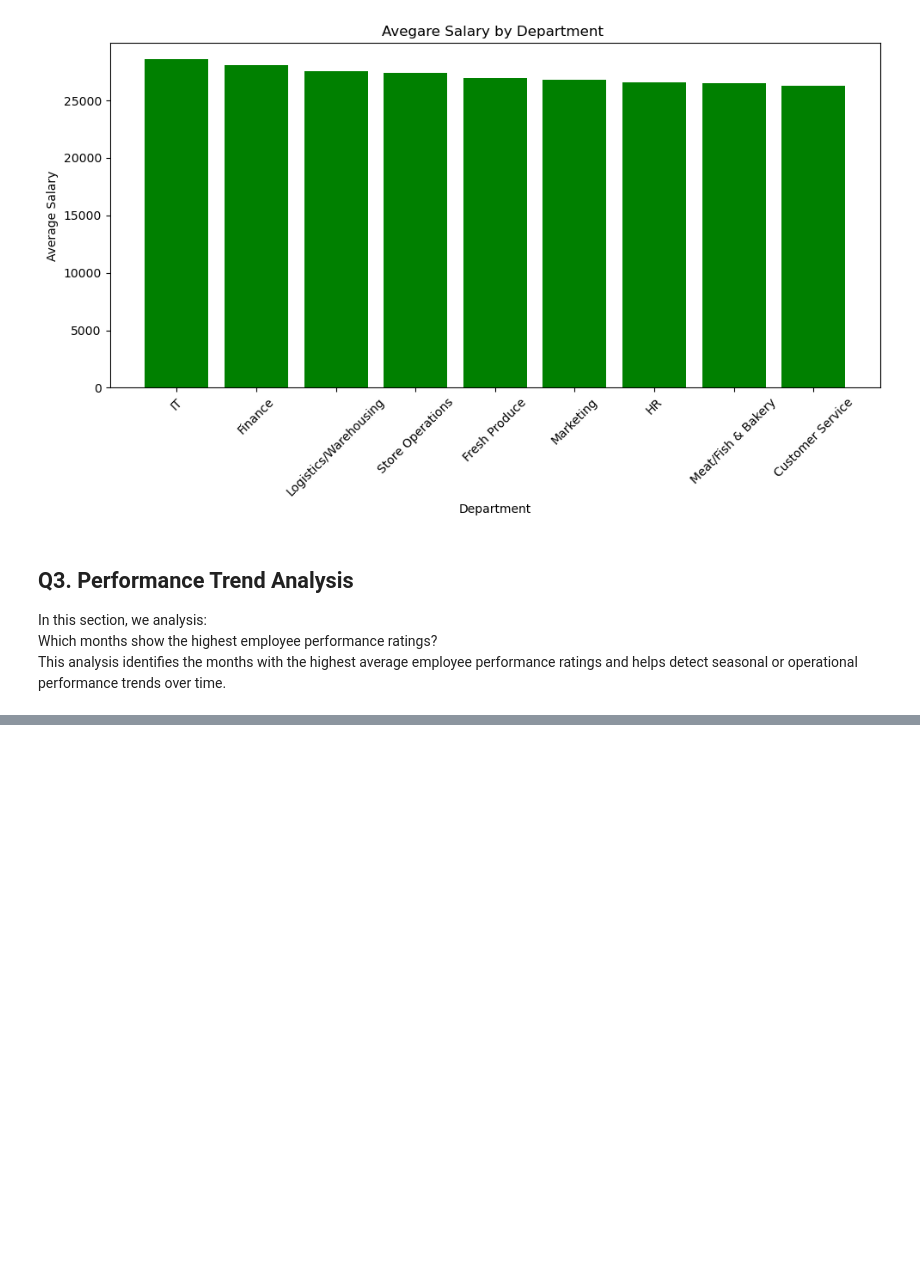
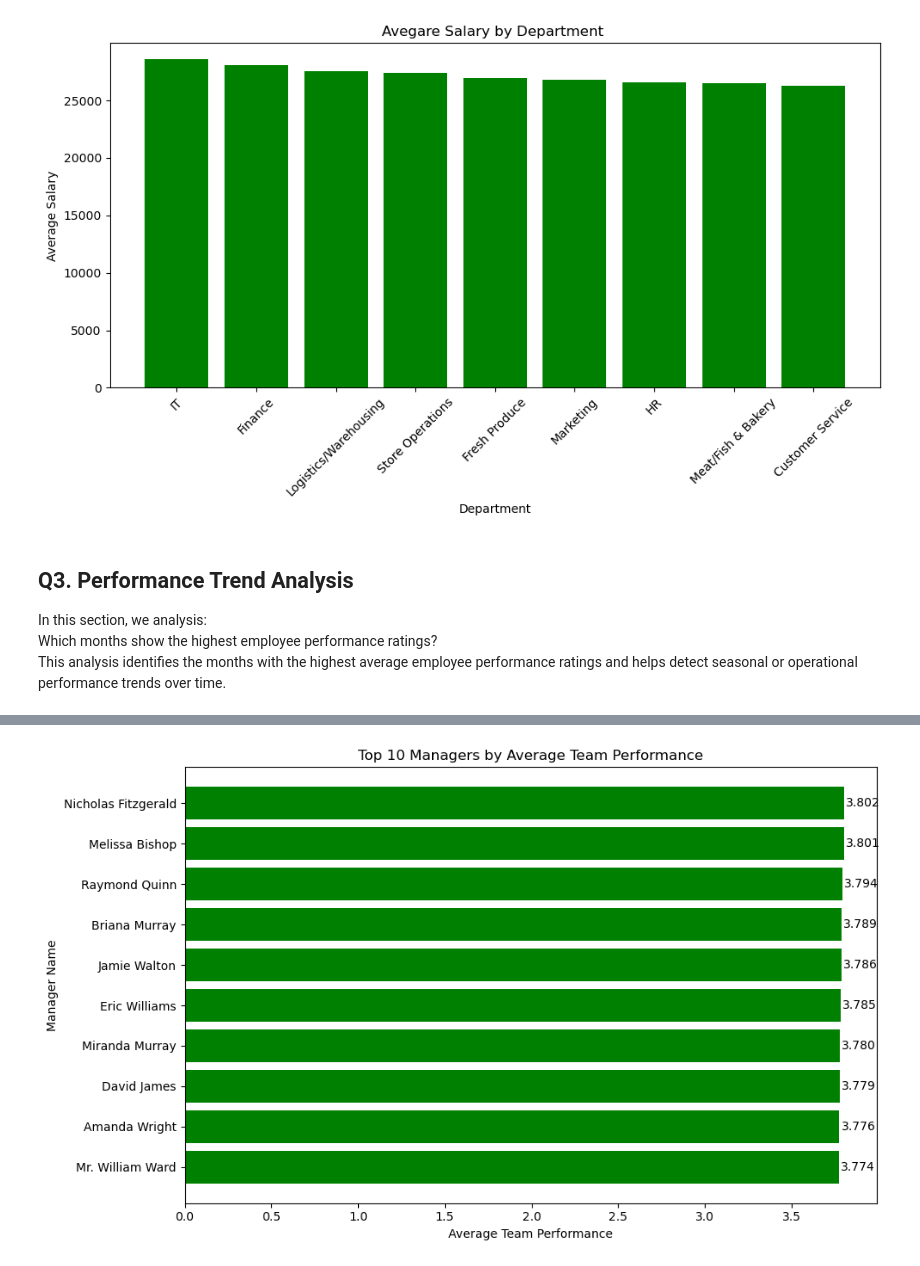
Before and after one commit to ChiBao-v/hr-analytics-workforce-performance, a Jupyter notebook: notebooks/exploratory_data_analysis.ipynb, the cells around one changed output, grey strips where cells are left out. Drawn from its saved outputs; the diff is of its cells as text; code cells hidden in the pictures; blank space fills up the shorter version.

```diff
--- a/notebooks/exploratory_data_analysis.ipynb
+++ b/notebooks/exploratory_data_analysis.ipynb
@@ -554,0 +597,18 @@ This analysis identifies the months with the highest average employee performanc
+# %%
+# Caculate manager performance
+manager_performance = (
+    employee_monthly_df.dropna(subset=['Manager_Id', 'Manager_Name'])
+    .groupby(['Manager_Id', 'Manager_Name'], as_index=False)
+    .agg(
+        Team_Avg_Performance = ('Performance_Rating', 'mean'),
+        Team_Size = ('Employee_Id', 'nunique')
+    )
+)
+
+# Top 10 managers
+top_10_managers = manager_performance.sort_values(
+    ['Team_Avg_Performance', 'Team_Size'],
+    ascending=[False,False]
+).head(10).reset_index(drop=True)
+
+top_10_managers
@@ -554,0 +627,28 @@ This analysis identifies the months with the highest average employee performanc
+# %%
+plt.figure(figsize=(10, 6))
+
+bars = plt.barh(
+    top_10_managers["Manager_Name"],
+    top_10_managers["Team_Avg_Performance"],
+    color="green",
+)
+
+plt.gca().invert_yaxis()
+# Add data label
+for bar in bars:
+    width = bar.get_width()
+    plt.text(
+        width + 0.01,
+        bar.get_y() + bar.get_height() / 2,
+        f"{width:.3f}",
+        va="center",
+        fontsize=10
+    )
+
+plt.title("Top 10 Managers by Average Team Performance")
+plt.xlabel("Average Team Performance")
+plt.ylabel("Manager Name")
+plt.tight_layout()
+plt.show()
+# %% [output]
+[figure, added]
```
Also changed, not shown: parts of 18 cells of this notebook.
